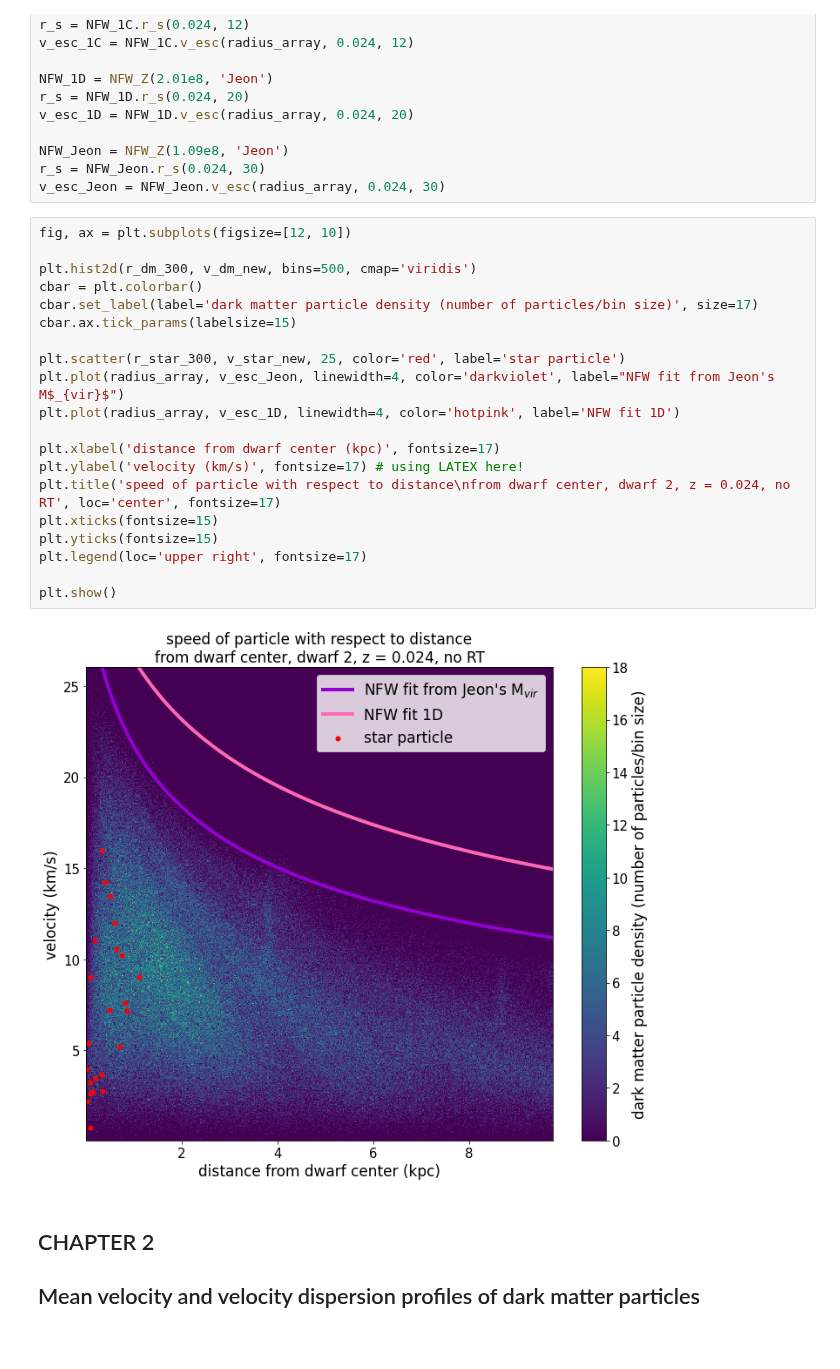
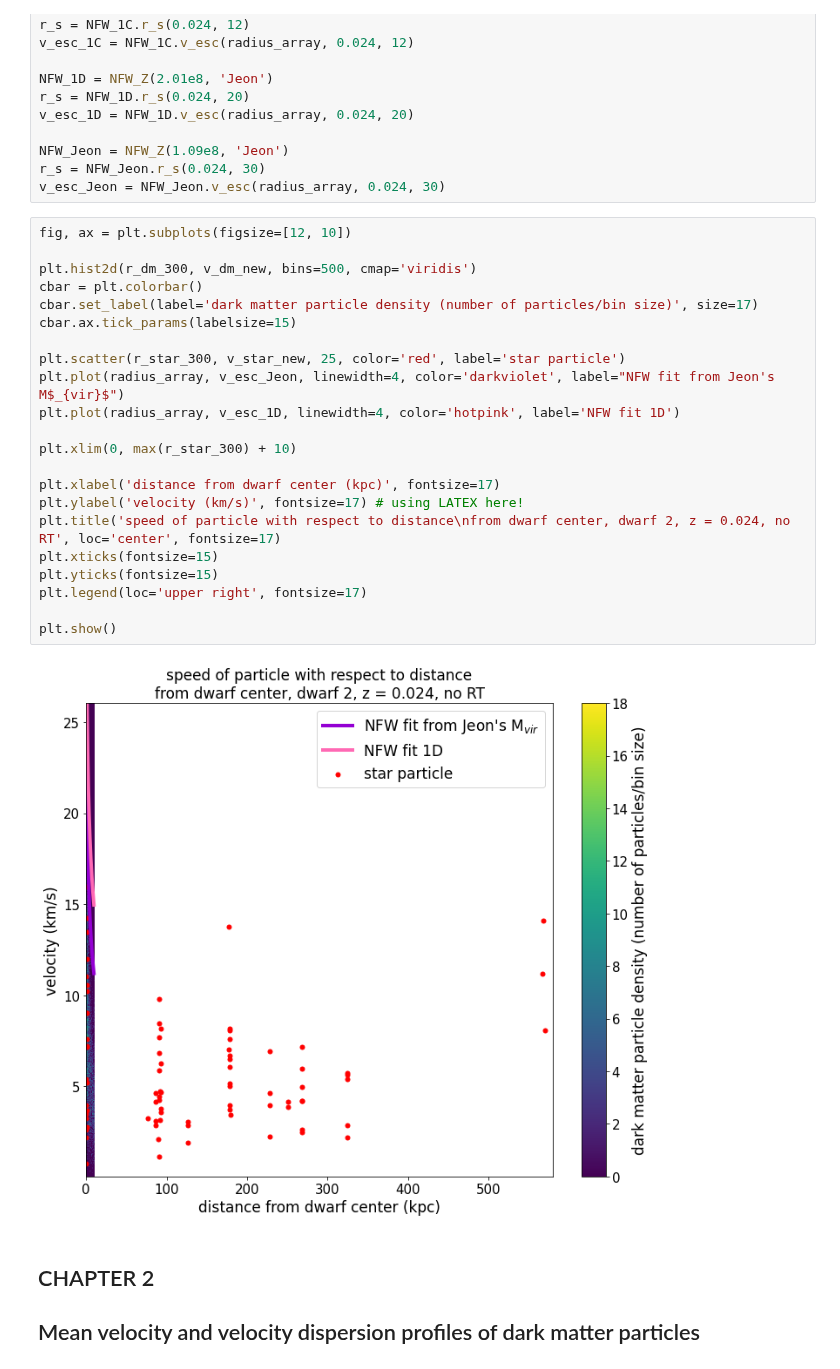
Before and after one commit to nguyenbinh1612/Binh_UFD, a Jupyter notebook: velocity/velocity_d2_noRT.ipynb, the cells around one changed output. Saved outputs shown, nothing was run; the diff lists cells and outputs as text.

Commit message:
there are more stars???? :clown_face: :clown_face:

```diff
--- a/velocity/velocity_d2_noRT.ipynb
+++ b/velocity/velocity_d2_noRT.ipynb
@@ -84,25 +84,27 @@ v_esc_Jeon = NFW_Jeon.v_esc(radius_array, 0.024, 30)
 # %%
 fig, ax = plt.subplots(figsize=[12, 10])
 
 plt.hist2d(r_dm_300, v_dm_new, bins=500, cmap='viridis')
 cbar = plt.colorbar()
 cbar.set_label(label='dark matter particle density (number of particles/bin size)', size=17)
 cbar.ax.tick_params(labelsize=15)
 
 plt.scatter(r_star_300, v_star_new, 25, color='red', label='star particle')
 plt.plot(radius_array, v_esc_Jeon, linewidth=4, color='darkviolet', label="NFW fit from Jeon's M$_{vir}$")
 plt.plot(radius_array, v_esc_1D, linewidth=4, color='hotpink', label='NFW fit 1D')
 
+plt.xlim(0, max(r_star_300) + 10)
+
 plt.xlabel('distance from dwarf center (kpc)', fontsize=17)
 plt.ylabel('velocity (km/s)', fontsize=17) # using LATEX here!
 plt.title('speed of particle with respect to distance\nfrom dwarf center, dwarf 2, z = 0.024, no RT', loc='center', fontsize=17)
 plt.xticks(fontsize=15)
 plt.yticks(fontsize=15)
 plt.legend(loc='upper right', fontsize=17)
 
 plt.show()
 # %% [output]
-[figure, old version]
+[figure, new version]
 # %% [markdown]
 ## CHAPTER 2
 ## Mean velocity and velocity dispersion profiles of dark matter particles
```
